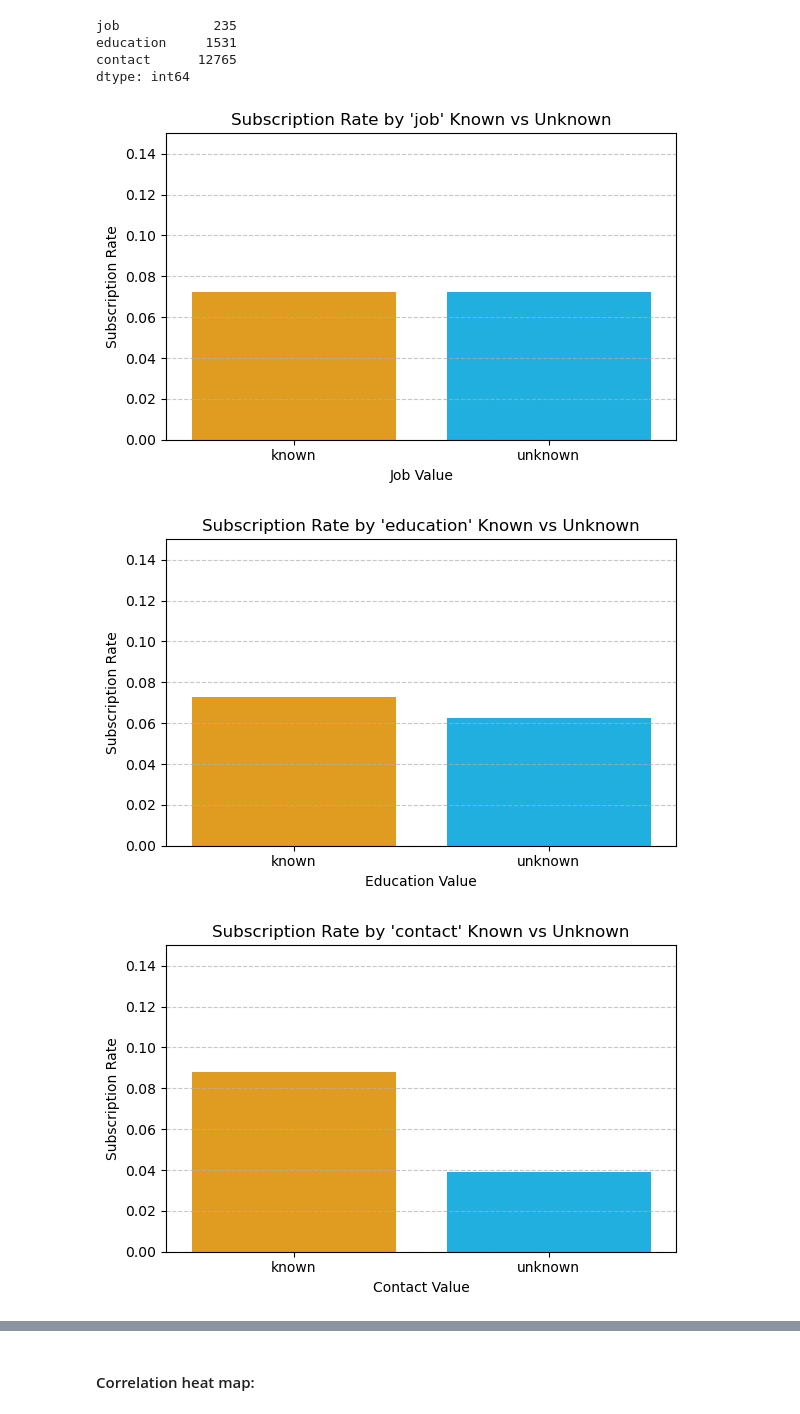
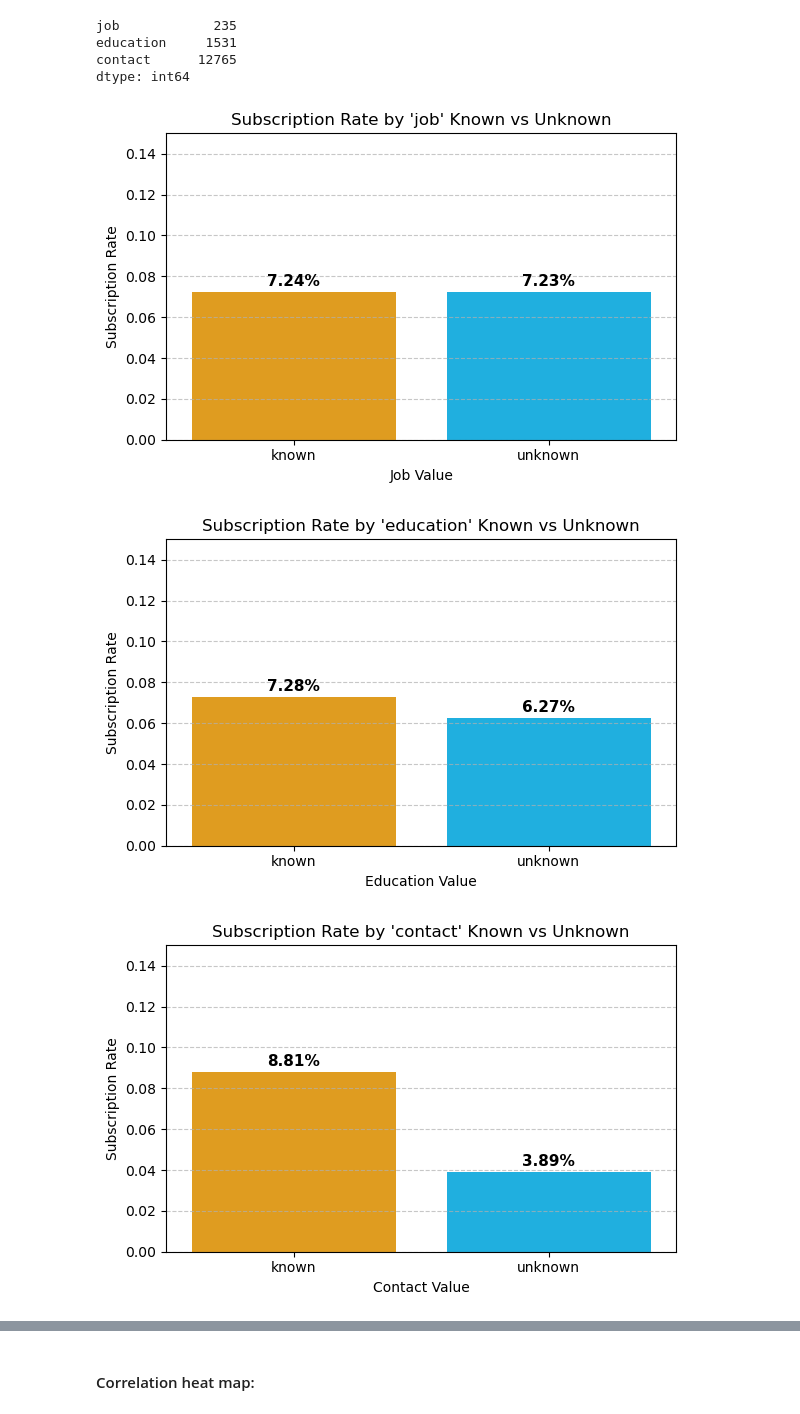
Before and after one commit to Sooihk/Apziva-Project-Term-Deposit-Marketing, a Jupyter notebook: notebooks/term_deposit_marketing.ipynb, the cells around one changed output, grey strips where cells are left out. Drawn from its saved outputs; the diff is of its cells as text; code cells hidden in the pictures.

```diff
--- a/notebooks/term_deposit_marketing.ipynb
+++ b/notebooks/term_deposit_marketing.ipynb
@@ -95,36 +90,50 @@ import matplotlib.pyplot as plt
 import seaborn as sns
 
 def plot_unknowns(term_deposit):
     unknown_deposit = term_deposit.copy()
     # Convert target to binary
     unknown_deposit["y"] = unknown_deposit["y"].map({"yes": 1, "no": 0})
 
-    # features with unknown values
+    # features that contain unknown values
     unknown_features = ['job','education','contact']
 
     # loop creates new binary columns that indicate whether each row in a feature has unknown value
+    """
+    - Creates a new binary column for each feature (e.g., job_unknown)
+    - True → if the row has value `unknown`
+    - False → otherwise
+    This allows comparsion between "known" vs "unknown" groups.
+    """
     for feature in unknown_features:
         unknown_deposit[f"{feature}_unknown"] = unknown_deposit[feature] == 'unknown'
 
     # Plot success rates (proportion of y=1) for 'unknown' vs 'known' in each feature
     for feature in unknown_features:
         col = f"{feature}_unknown"
+        # compute the average of y (subscription) for each T/F group
         rate_term_deposit = unknown_deposit.groupby(col)["y"].mean().reset_index()
+        # Relabel True and False
         rate_term_deposit[col] = rate_term_deposit[col].map({True: "unknown", False: "known"})
 
         plt.figure(figsize=(6, 4))
-        sns.barplot(data=rate_term_deposit, x=col, y="y", hue=col, palette=["orange", "deepskyblue"], legend=False)
+        ax = sns.barplot(data=rate_term_deposit, x=col, y="y", hue=col, palette=["orange", "deepskyblue"], legend=False)
+         # Add percentage labels above bars
+        for p in ax.patches:
+            height = p.get_height()
+            ax.text(p.get_x() + p.get_width() / 2., height + 0.003,
+                    f'{height * 100:.2f}%', ha="center", fontsize=11, fontweight='bold')
+
         plt.title(f"Subscription Rate by '{feature}' Known vs Unknown")
         plt.ylabel("Subscription Rate")
         plt.xlabel(f"{feature.capitalize()} Value")
         plt.ylim(0, 0.15)
         plt.grid(axis='y', linestyle='--', alpha=0.7)
         plt.tight_layout()
         plt.show()
 
 plot_unknowns(term_deposit)
 # %% [output]
-[figure, old version]
+[figure, new version]
-[figure, old version]
+[figure, new version]
-[figure, old version]
+[figure, new version]
 # %% [markdown]
```
Also changed, not shown: parts of 15 cells of this notebook.
